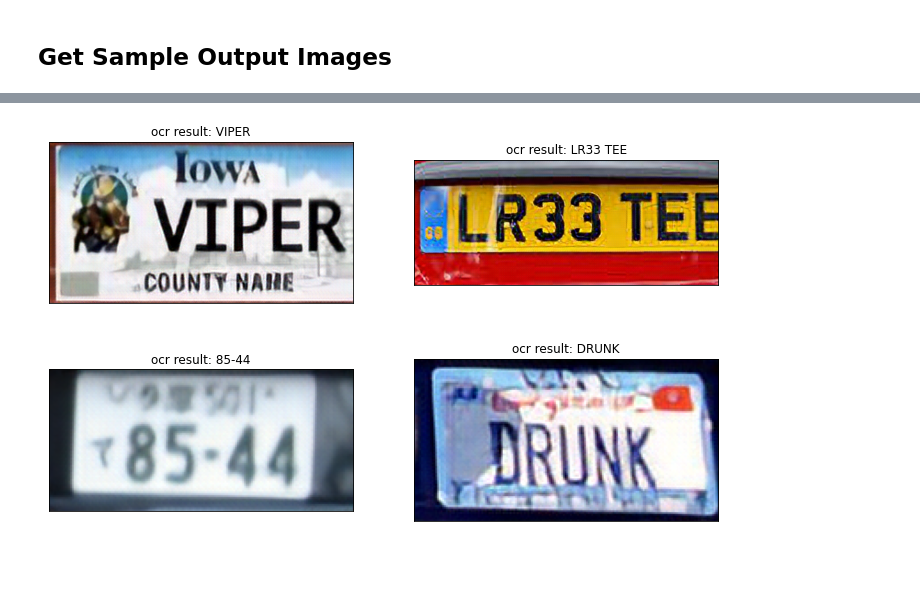
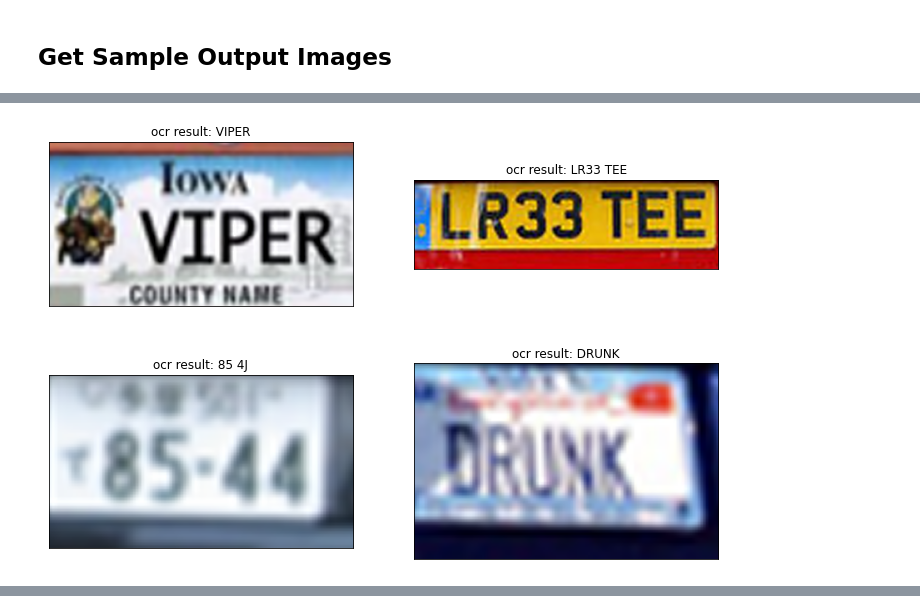
Before and after one commit to lVicholas/LicensePlateDetectionOCR, a Jupyter notebook: car_plate_ocr.ipynb, the cells around one changed output, grey strips where cells are left out. Cells and saved outputs as stored; diff of their text form; code cells hidden in the pictures; blank space fills up the shorter version.

```diff
--- a/car_plate_ocr.ipynb
+++ b/car_plate_ocr.ipynb
@@ -353,0 +367,15 @@ Additionally, we want to only get the vehicle registration from the license plat
+# %%
+%%time
+# Get easyocr predictions on sample data resized by 3x
+
+sample_license_detection_boxes_imgs_expanded = [
+    ( cv2.resize(img.copy(), None, fx=3, fy=3, interpolation=cv2.INTER_CUBIC), detection_dict )
+    for img, detection_dict in sample_license_detection_boxes
+]
+
+sample_data_expanded_easyocrs = [easyocr_read_image(*box) for box in sample_license_detection_boxes_imgs_expanded]
+sample_data_expanded_easyocrs = np.concatenate([ocr for ocr in sample_data_expanded_easyocrs if len(ocr) != 0])
+
+plot_ocr_results(sample_data_expanded_easyocrs, (12, 8))
+# %% [output]
+[figure, added]
@@ -358,40 +399,0 @@ super_resolution_gan = hub.load("https://tfhub.dev/captain-pool/esrgan-tf2/1")
-# %%
-# Get enhanced image with easyocr label
-def get_enhanced_image_with_registration_ocr(img_filtered, ocr_threshold=OCR_CONF_THRESHOLD):
-
-    processed_img = np.expand_dims(img_filtered, 0).astype('float32')
-    enhanced_img = super_resolution_gan(processed_img).numpy().squeeze()
-    enhanced_img = np.clip(enhanced_img, 0, 255).astype('uint8')
-
-    img_width, img_height, _ = enhanced_img.shape
-
-    img_ocr = easy_ocr_reader.readtext(
-        enhanced_img, allowlist=easy_ocr_allow_list, slope_ths=.4, width_ths=img_width/img_height
-    )
-    ocr_results = [ocr[1] for ocr in img_ocr]
-
-    #             |------------- Width --------------| |-------------- Height -------------|
-    box_areas = [(ocr_box[0][1][0] - ocr_box[0][0][0])*(ocr_box[0][2][1] - ocr_box[0][1][1]) for ocr_box in img_ocr]
-    largest_box_id = np.argmax(box_areas)
-    license_registration = ocr_results[largest_box_id]
-
-    return enhanced_img, license_registration
-
-enhanced_imgs_and_registrations = [get_enhanced_image_with_registration_ocr(img) for img, _ in sample_plate_images]
-num_rows_to_plot = math.ceil( len(enhanced_imgs_and_registrations) / 2 )
-
-fig, axs = plt.subplots(num_rows_to_plot, 2, figsize=(12, 12))
-plt.subplots_adjust(hspace=-.5)
-
-for (enhanced_img, license_registration), ax in zip(enhanced_imgs_and_registrations, axs.reshape(-1)):
-
-    img = cv2.cvtColor(enhanced_img, cv2.COLOR_BGR2RGB)
-
-    ax.imshow(img)
-    ax.set_title(f'ocr result: {license_registration}')
-    ax.set_xticks([])
-    ax.set_yticks([])
-
-plt.show()
-# %% [output]
-[figure, removed]
```
Also changed, not shown: parts of 19 cells of this notebook.
